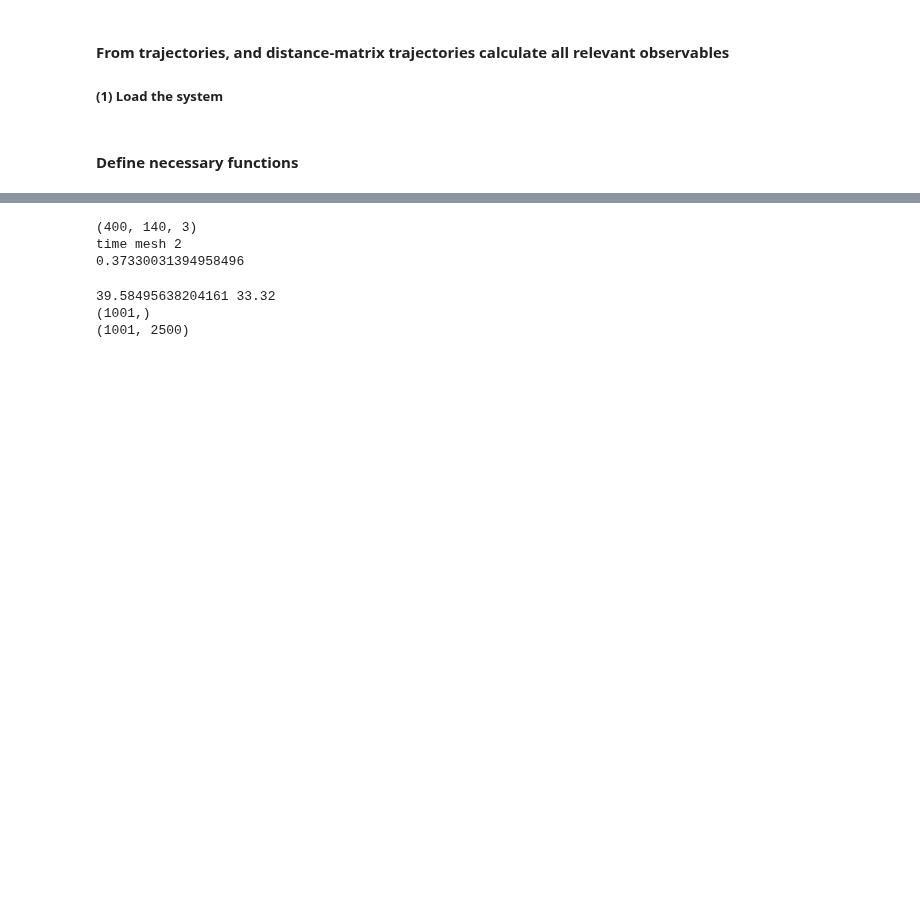
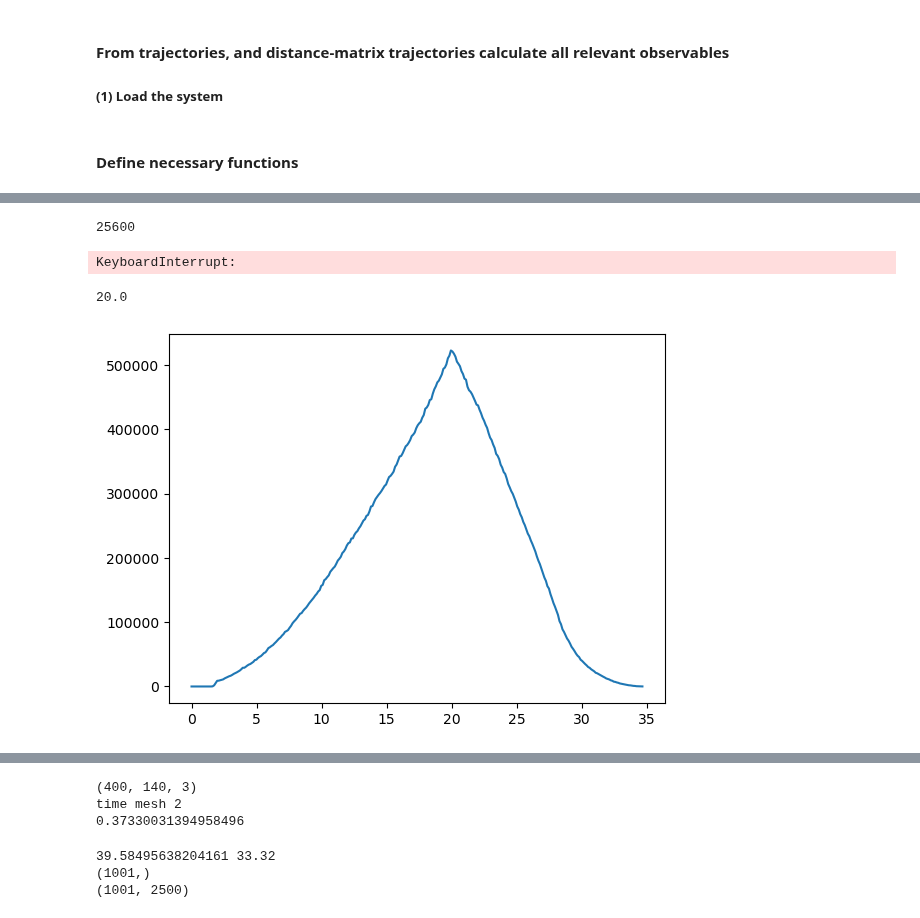
Before and after one commit to jan-kro/mucus_old_2, a Jupyter notebook: test_skripts/trajectory_analysis.ipynb, the cells around one changed output, grey strips where cells are left out. Cells and saved outputs as stored; diff of their text form; code cells hidden in the pictures; blank space fills up the shorter version.

```diff
--- a/test_skripts/trajectory_analysis.ipynb
+++ b/test_skripts/trajectory_analysis.ipynb
@@ -201,0 +567,57 @@ def rg_ana(a, N):
+# %%
+# calculaate rij with minimum image convention and cutoff and bin directly into rdf
+
+p.set_cutoff(p.box_length/2)
+print(p.n_beeds**2)
+
+lbox = p.box_length
+lbox2 = lbox/2
+natoms = p.n_beeds
+atom_indices = np.arange(natoms)
+cutoff = p.cutoff_pbc               # NOTE cutoff RADIUS !
+max_frames = 10000
+n_bins = 300
+dr = np.sqrt(3)*cutoff/n_bins       # NOTE sqrt(3) because of cubic geometry
+
+gr = np.zeros(n_bins)
+for k, frame in enumerate(p.trajectory):
+
+    if k == max_frames:
+        break
+
+    for i in range(natoms-1):
+
+        # 1 shift atom i to center
+        frame_shift = frame - frame[i]
+
+        # 2 apply pbc
+        frame_shift[frame_shift>lbox2] -= lbox
+        frame_shift[frame_shift<-lbox2] += lbox
+
+        # 3 calculate distance within cutoff
+
+        # create index list that only contains atoms within cutoff
+        atom_indices_in = atom_indices[np.all(np.logical_and(frame_shift < cutoff, frame_shift > -cutoff), axis=1)]
+
+        # loop over all other atoms but self
+        for j in atom_indices_in[atom_indices_in != i]:
+
+            # since atom j now sits in 0 we dont deed to calculate the distance to it
+            # but only the norm of the position of the surrounding atoms
+            r = np.sqrt(frame_shift[j, 0]**2 + frame_shift[j, 1]**2 + frame_shift[j, 2]**2)
+
+            # 4 bin into rdf array
+            gr[int(r/dr)] += 2
+# %% [output]
+25600
+KeyboardInterrupt:
+# %%
+r = np.linspace(0, np.sqrt(3)*cutoff, n_bins)
+
+plt.figure()
+plt.plot(r, gr)
+
+print(p.cutoff_pbc)
+# %% [output]
+20.0
+[figure, added]
```
Also changed, not shown: parts of 16 cells of this notebook, 3 other files.
